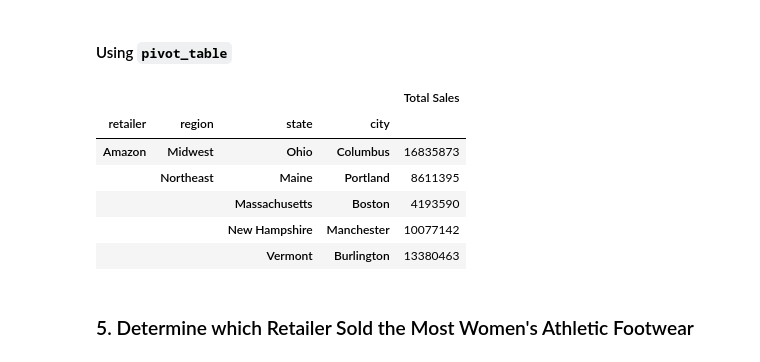
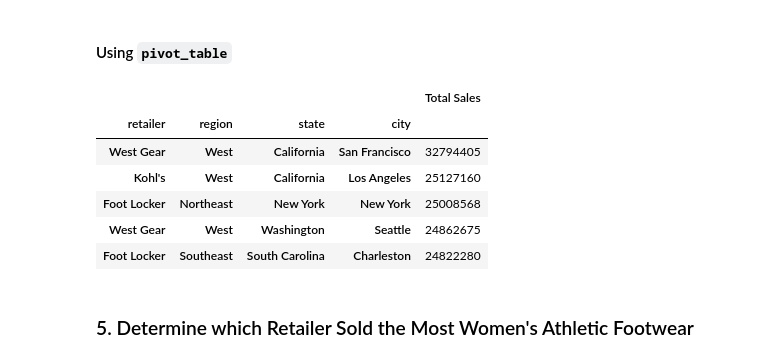
Before and after one commit to Ebylisa/athletic_sales_analysis, a Jupyter notebook: Starter_Code/athletic_sales_analysis_starter_code.ipynb, the cells around one changed output. Drawn from its saved outputs; the diff is of its cells as text; code cells hidden in the pictures.

```diff
--- a/Starter_Code/athletic_sales_analysis_starter_code.ipynb
+++ b/Starter_Code/athletic_sales_analysis_starter_code.ipynb
@@ -277,23 +277,23 @@ groupby_total_sales_retailer
 # %%
 # Show the total sales for the products sold for each retailer, region, state, and city.
 pivot_tsales_retailer = pd.pivot_table(athletic_sales_2020_2021_df,
                                        values='total_sales',
                                        index=['retailer', 'region','state','city'],
                                        aggfunc='sum')
 
 # Optional: Rename the "total_sales" column to "Total Sales"
 pivot_tsales_retailer = pivot_tsales_retailer.rename(columns={'total_sales': 'Total Sales'})
 
 # Show the top 5 results.
-pivot_tsales_retailer.head(5)
+pivot_tsales_retailer.sort_values(by=(['Total Sales']), ascending=False).head()
 # %% [output]
 |  |  |  |  | Total Sales |
 | retailer | region | state | city |  |
-| Amazon | Midwest | Ohio | Columbus | 16835873 |
-|  | Northeast | Maine | Portland | 8611395 |
-|  |  | Massachusetts | Boston | 4193590 |
-|  |  | New Hampshire | Manchester | 10077142 |
-|  |  | Vermont | Burlington | 13380463 |
+| West Gear | West | California | San Francisco | 32794405 |
+| Kohl's | West | California | Los Angeles | 25127160 |
+| Foot Locker | Northeast | New York | New York | 25008568 |
+| West Gear | West | Washington | Seattle | 24862675 |
+| Foot Locker | Southeast | South Carolina | Charleston | 24822280 |
 # %% [markdown]
 ### 5. Determine which Retailer Sold the Most Women's Athletic Footwear
 # %%
```
Also changed, not shown: parts of 3 cells of this notebook, 3 other files.
